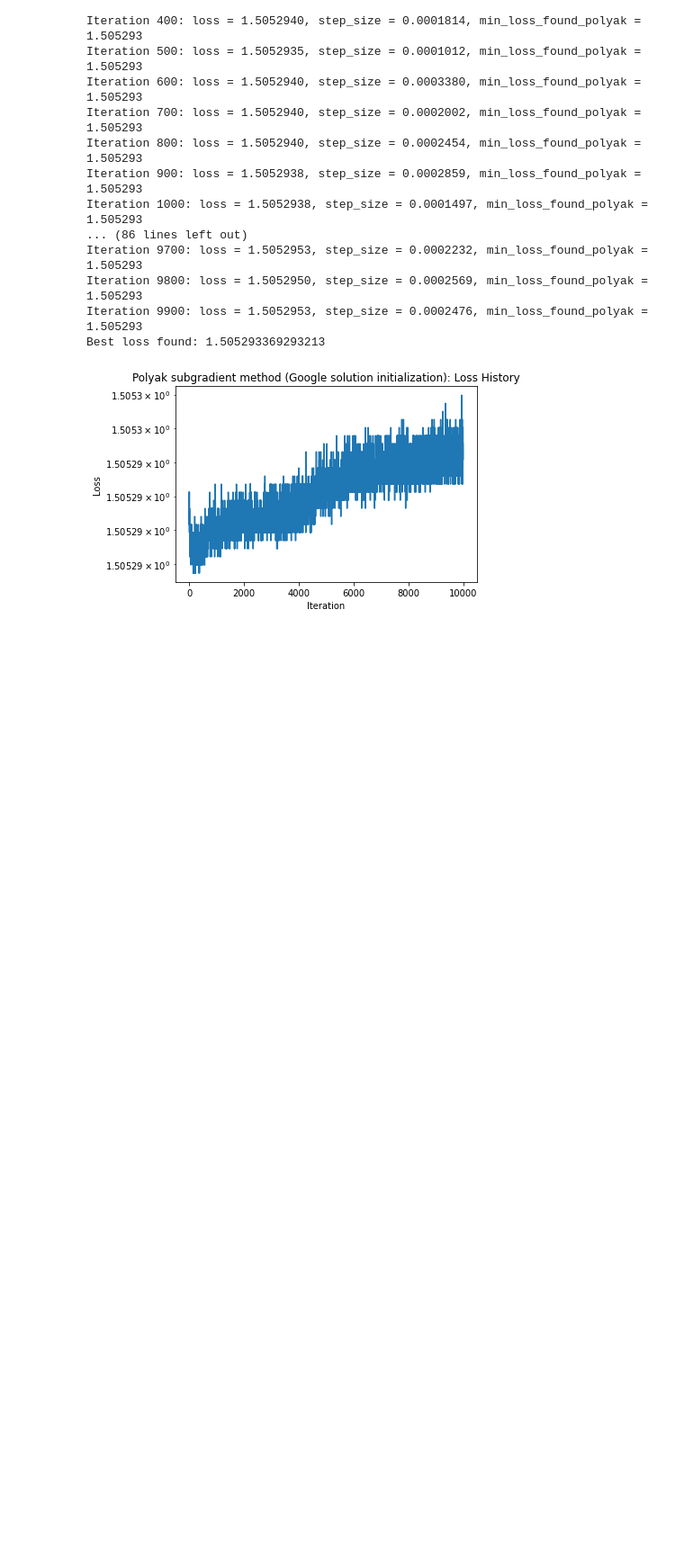
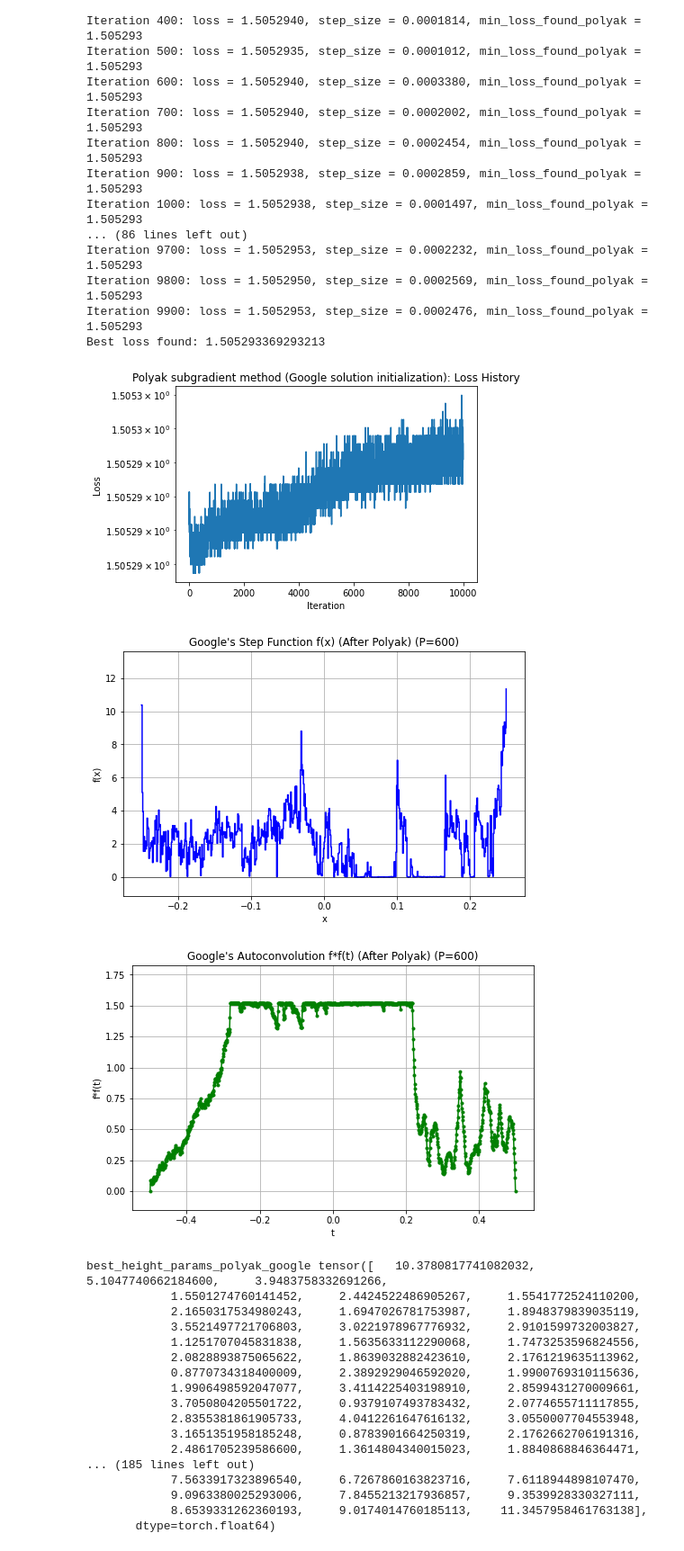
Before and after one commit to damek/alpha_evolve_problem_B1, a Jupyter notebook: problemb1.ipynb, the cells around one changed output. Shown at 90% size. Saved outputs shown, nothing was run; the diff lists cells and outputs as text; code cells hidden in the pictures; blank space fills up the shorter version.

```diff
--- a/problemb1.ipynb
+++ b/problemb1.ipynb
@@ -418,3 +431,35 @@ Iteration 9800: loss = 1.5052950, step_size = 0.0002569, min_loss_found_polyak =
 Iteration 9900: loss = 1.5052953, step_size = 0.0002476, min_loss_found_polyak = 1.505293
 Best loss found: 1.505293369293213
 [figure]
+# %%
+# Also plot google's solution
+autoconv_knot_vals_google_polyak = compute_autoconvolution_values(best_height_params_polyak_google, f_delta_x, P_val)
+max_autoconv_value_google_polyak = torch.max(autoconv_knot_vals_google_polyak)
+
+plot_rendered_step_function(best_height_params_polyak_google.detach().numpy(), f_interval, title=f"Google's Step Function f(x) (After Polyak) (P={P_val})")
+plot_rendered_convolution(conv_t_knots, autoconv_knot_vals_google_polyak.detach().numpy(), title=f"Google's Autoconvolution f*f(t) (After Polyak) (P={P_val})")
+
+torch.set_printoptions(precision=16, sci_mode=False)  # global setting
+
+print("best_height_params_polyak_google", best_height_params_polyak_google)
+# need 16 digits of precision for the loss for the print statement to be correct
+# %% [output]
+[figure, added]
+[figure, added]
+best_height_params_polyak_google tensor([   10.3780817741082032,     5.1047740662184600,     3.9483758332691266,
+            1.5501274760141452,     2.4424522486905267,     1.5541772524110200,
+            2.1650317534980243,     1.6947026781753987,     1.8948379839035119,
+            3.5521497721706803,     3.0221978967776932,     2.9101599732003827,
+            1.1251707045831838,     1.5635633112290068,     1.7473253596824556,
+            2.0828893875065622,     1.8639032882423610,     2.1761219635113962,
+            0.8770734318400009,     2.3892929046592020,     1.9900769310115636,
+            1.9906498592047077,     3.4114225403198910,     2.8599431270009661,
+            3.7050804205501722,     0.9379107493783432,     2.0774655711117855,
+            2.8355381861905733,     4.0412261647616132,     3.0550007704553948,
+            3.1651351958185248,     0.8783901664250319,     2.1762662706191316,
+            2.4861705239586600,     1.3614804340015023,     1.8840868846364471,
+... (185 lines left out)
+            7.5633917323896540,     6.7267860163823716,     7.6118944898107470,
+            9.0963380025293006,     7.8455213217936857,     9.3539928330327111,
+            8.6539331262360193,     9.0174014760185113,    11.3457958461763138],
+       dtype=torch.float64)
```
Also changed, not shown: parts of 1 cell of this notebook.
